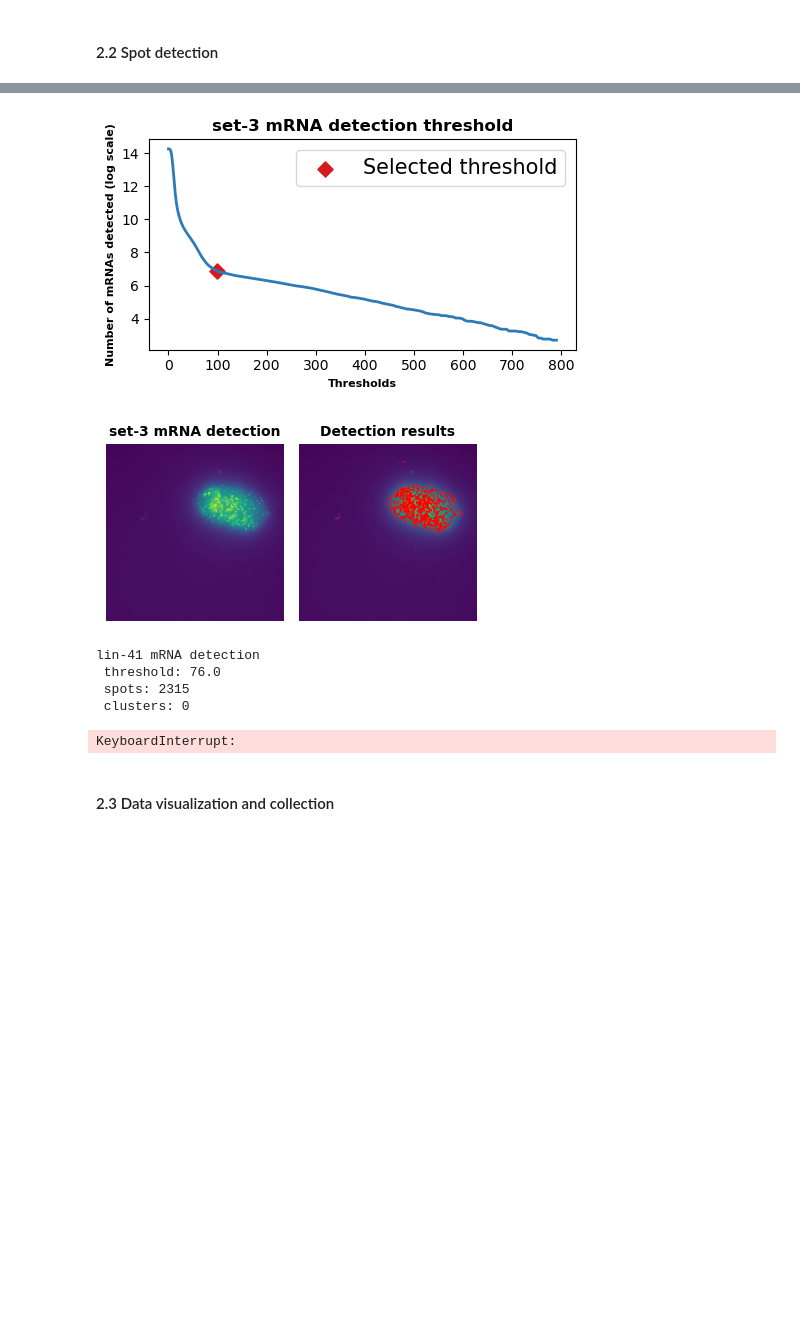
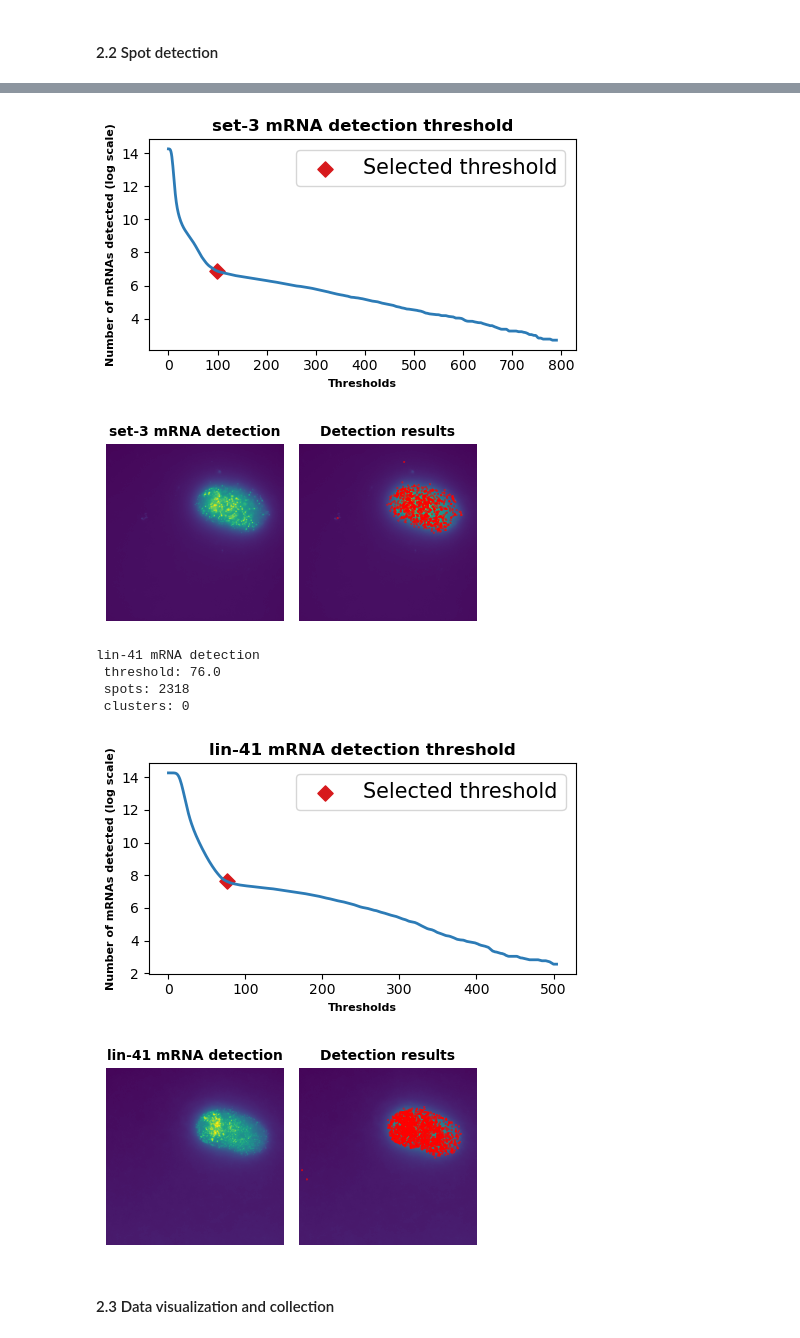
Before and after one commit to TorresNaly/ce-bigfish, a Jupyter notebook: 240610_FISHquant_RNAheatmap-conditional-channels.ipynb, the cells around one changed output, grey strips where cells are left out. Saved outputs shown, nothing was run; the diff lists cells and outputs as text; code cells hidden in the pictures; blank space fills up the shorter version.

```diff
--- a/240610_FISHquant_RNAheatmap-conditional-channels.ipynb
+++ b/240610_FISHquant_RNAheatmap-conditional-channels.ipynb
@@ -414,33 +421,35 @@ def spot_detection(rna,voxel_size,spot_radius,masks_cytosol):
 # %%
 # voxel_size = (600, 107, 107)   # Microscope pixel size Z,Y,X
 # spot_radius_ch0 = (600, 120, 120)  # PSF Z,Y,X
 # spot_radius_ch1 = (600, 120, 120)  # PSF Z,Y,X
 
 voxel_size = (1448, 450, 450)   # Microscope pixel size Z,Y,X
 spot_radius_ch0 = (1409, 340, 340)  # PSF Z,Y,X
 spot_radius_ch1 = (1283, 310, 310)  # PSF Z,Y,X
 
 
-rna_ch0 = image_colors[0,:,:,:] # [Z,Y,X,C]
-rna_channel = Cy5
-spots_post_clustering_ch0, clusters_ch0,list_spots_in_each_cell_ch0,list_clusters_in_each_cell_ch0 = spot_detection(rna_ch0,voxel_size,spot_radius_ch0,masks_cytosol)
+if Cy5 is not None and image_colors[0,:,:,:] is not None:
+    rna_ch0 = image_colors[0,:,:,:] # [Z,Y,X,C]
+    rna_channel = Cy5
+    spots_post_clustering_ch0, clusters_ch0,list_spots_in_each_cell_ch0,list_clusters_in_each_cell_ch0 = spot_detection(rna_ch0,voxel_size,spot_radius_ch0,masks_cytosol)
 
-
-rna_ch1 = image_colors[1,:,:,:] # [Z,Y,X,C]
-rna_channel = mCherry
-spots_post_clustering_ch1, clusters_ch1,list_spots_in_each_cell_ch1,list_clusters_in_each_cell_ch1 = spot_detection(rna_ch1,voxel_size,spot_radius_ch1,masks_cytosol)
+if mCherry is not None and image_colors[1,:,:,:] is not None:
+    rna_ch1 = image_colors[1,:,:,:] # [Z,Y,X,C]
+    rna_channel = mCherry
+    spots_post_clustering_ch1, clusters_ch1,list_spots_in_each_cell_ch1,list_clusters_in_each_cell_ch1 = spot_detection(rna_ch1,voxel_size,spot_radius_ch1,masks_cytosol)
 # %% [output]
 set-3 mRNA detection
  threshold: 99.0
  spots: 1087
  clusters: 0
 [figure]
 [figure]
 lin-41 mRNA detection
  threshold: 76.0
- spots: 2315
+ spots: 2318
  clusters: 0
-KeyboardInterrupt:
+[figure, added]
+[figure, added]
 # %% [markdown]
 #### 2.3 Data visualization and collection
 # %% [markdown]
```
Also changed, not shown: parts of 7 cells of this notebook.
